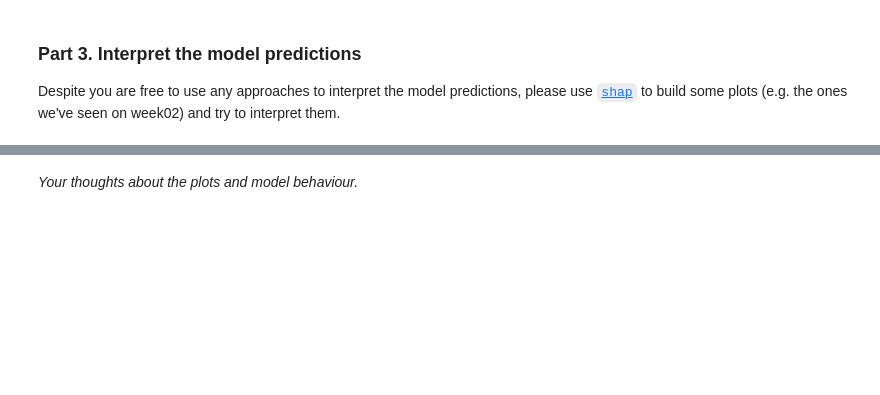
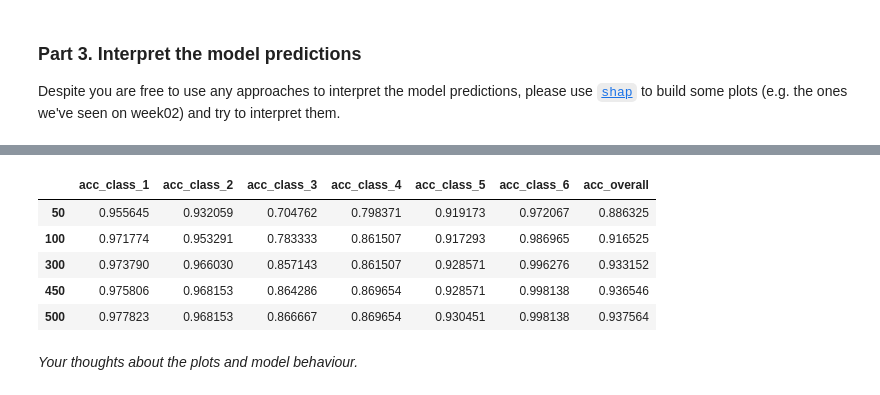
Before and after one commit to root-epifit/madmo-adv, a Jupyter notebook: homeworks/hw1_boosting_and_explanation.ipynb, the cells around one changed output, grey strips where cells are left out. Saved outputs shown, nothing was run; the diff lists cells and outputs as text; code cells hidden in the pictures; blank space fills up the shorter version.

```diff
--- a/homeworks/hw1_boosting_and_explanation.ipynb
+++ b/homeworks/hw1_boosting_and_explanation.ipynb
@@ -688,2 +649,11 @@ import shap
+# %%
+df
+# %% [output]
+|  | acc_class_1 | acc_class_2 | acc_class_3 | acc_class_4 | acc_class_5 | acc_class_6 | acc_overall |
+| 50 | 0.955645 | 0.932059 | 0.704762 | 0.798371 | 0.919173 | 0.972067 | 0.886325 |
+| 100 | 0.971774 | 0.953291 | 0.783333 | 0.861507 | 0.917293 | 0.986965 | 0.916525 |
+| 300 | 0.973790 | 0.966030 | 0.857143 | 0.861507 | 0.928571 | 0.996276 | 0.933152 |
+| 450 | 0.975806 | 0.968153 | 0.864286 | 0.869654 | 0.928571 | 0.998138 | 0.936546 |
+| 500 | 0.977823 | 0.968153 | 0.866667 | 0.869654 | 0.930451 | 0.998138 | 0.937564 |
 # %% [markdown]
 _Your thoughts about the plots and model behaviour._
```
Also changed, not shown: parts of 16 cells of this notebook.
